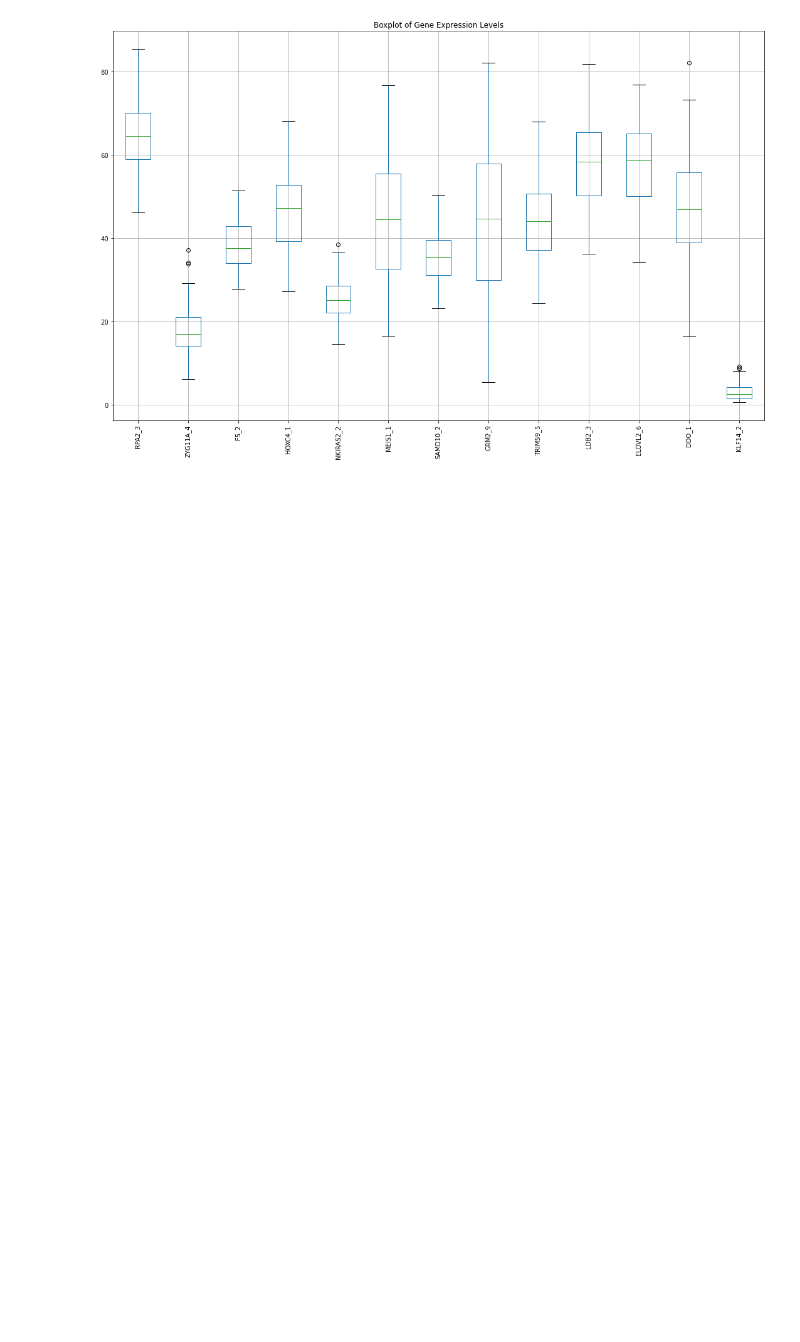
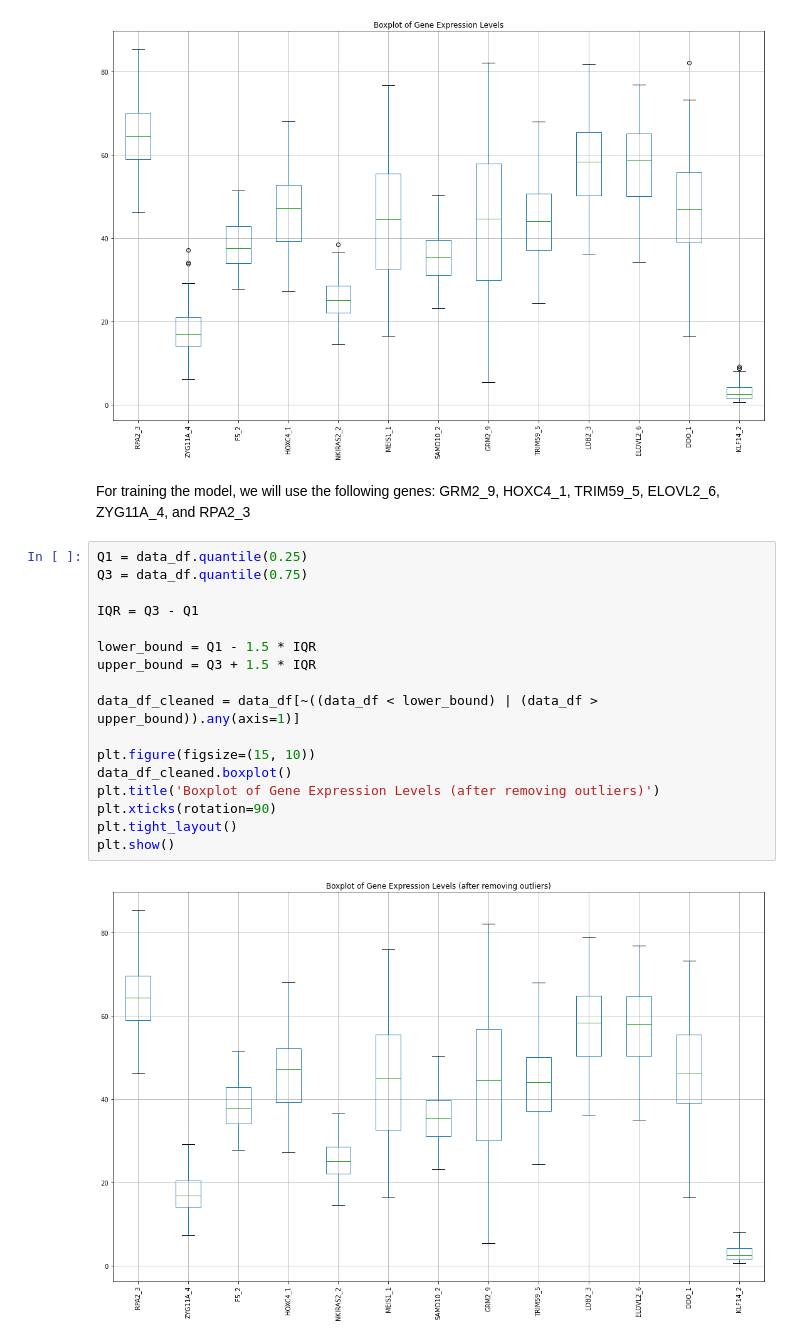
Before and after one commit to TC851/Data-Science-Ageing-process-Gene-expression, a Jupyter notebook: Ageing process Gene expression.ipynb, the cells around one changed output. Cells and saved outputs as stored; diff of their text form; blank space fills up the shorter version.

```diff
--- a/Ageing process Gene expression.ipynb
+++ b/Ageing process Gene expression.ipynb
@@ -79,3 +111,24 @@ plt.tight_layout()
 plt.show()
 # %% [output]
 [figure]
+# %% [markdown]
+For training the model, we will use the following genes: GRM2_9, HOXC4_1, TRIM59_5, ELOVL2_6, ZYG11A_4, and RPA2_3
+# %%
+Q1 = data_df.quantile(0.25)
+Q3 = data_df.quantile(0.75)
+
+IQR = Q3 - Q1
+
+lower_bound = Q1 - 1.5 * IQR
+upper_bound = Q3 + 1.5 * IQR
+
+data_df_cleaned = data_df[~((data_df < lower_bound) | (data_df > upper_bound)).any(axis=1)]
+
+plt.figure(figsize=(15, 10))
+data_df_cleaned.boxplot()
+plt.title('Boxplot of Gene Expression Levels (after removing outliers)')
+plt.xticks(rotation=90)
+plt.tight_layout()
+plt.show()
+# %% [output]
+[figure, added]
```
Also changed, not shown: parts of 2 cells of this notebook.
